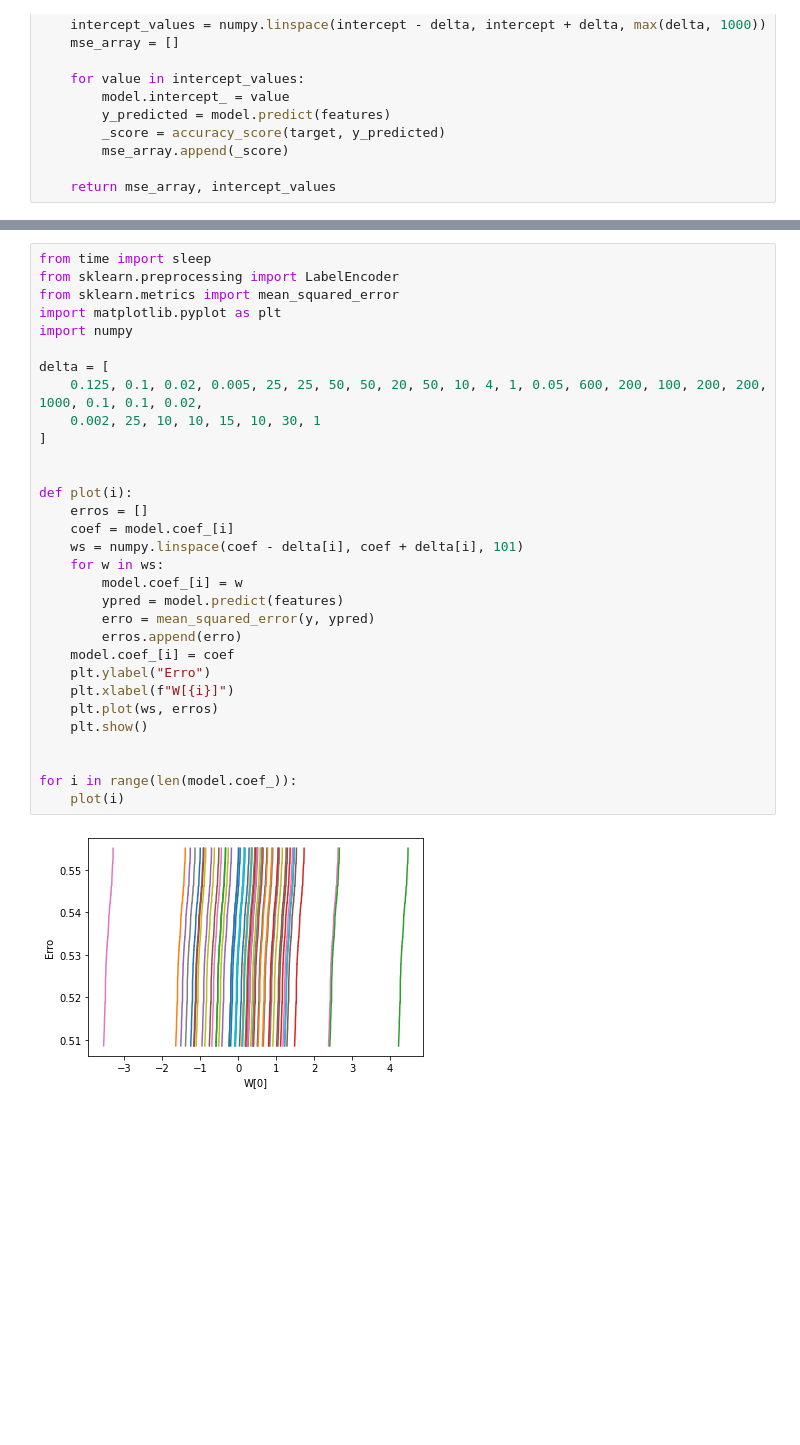
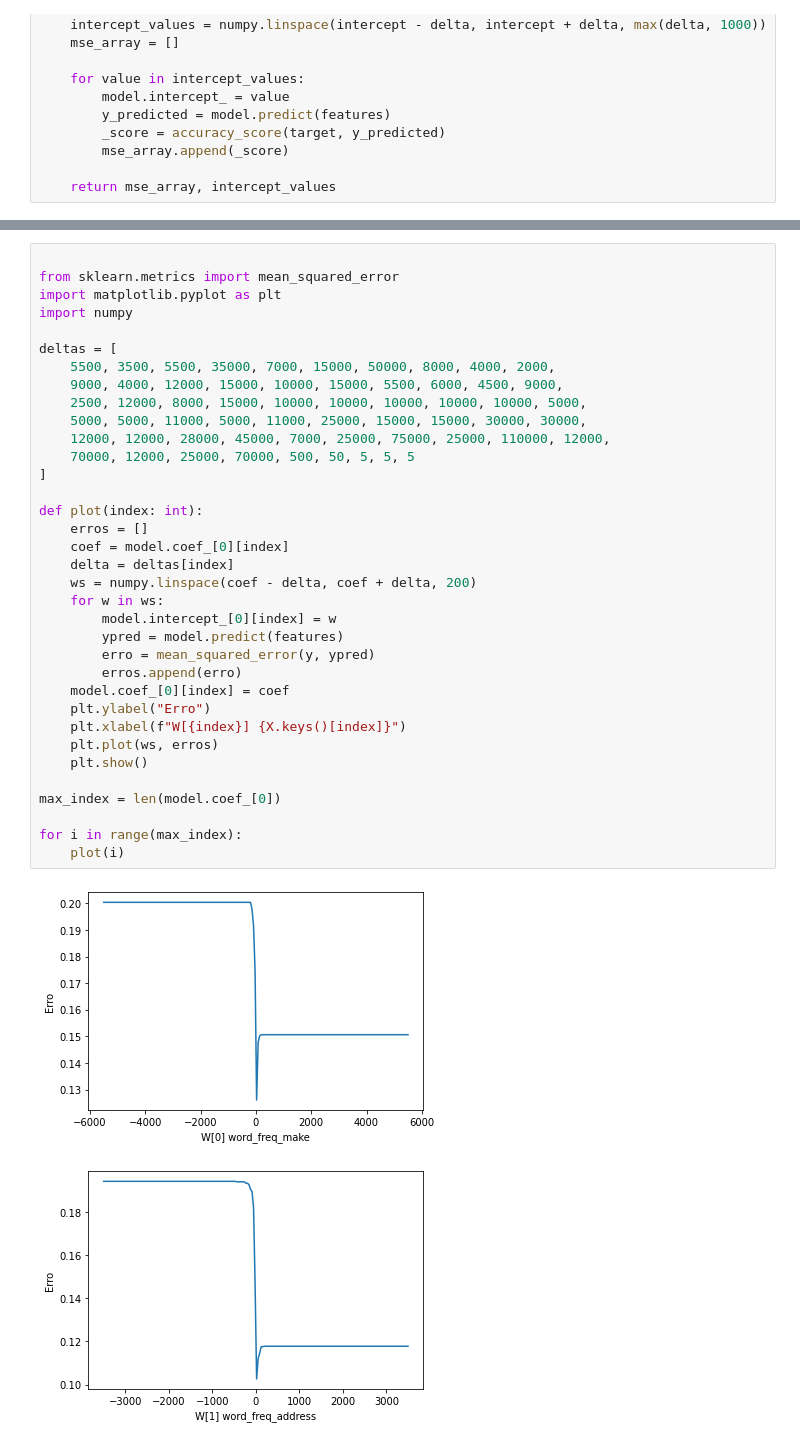
Before and after one commit to IFES-MPCA/reconhecimento_padroes, a Jupyter notebook: notebooks/classificacao.ipynb, the cells around one changed output, grey strips where cells are left out. Cells and saved outputs as stored; diff of their text form; blank space fills up the shorter version.

Commit message:
FEAT: Adicionar plot de variação de coef

```diff
--- a/notebooks/classificacao.ipynb
+++ b/notebooks/classificacao.ipynb
@@ -110,33 +130,38 @@ def calc_error(delta=100) -> Tuple[List[float], List[float]]:
 # %%
-from time import sleep
-from sklearn.preprocessing import LabelEncoder
+
 from sklearn.metrics import mean_squared_error
 import matplotlib.pyplot as plt
 import numpy
 
-delta = [
-    0.125, 0.1, 0.02, 0.005, 25, 25, 50, 50, 20, 50, 10, 4, 1, 0.05, 600, 200, 100, 200, 200, 1000, 0.1, 0.1, 0.02,
-    0.002, 25, 10, 10, 15, 10, 30, 1
+deltas = [
+    5500, 3500, 5500, 35000, 7000, 15000, 50000, 8000, 4000, 2000,
+    9000, 4000, 12000, 15000, 10000, 15000, 5500, 6000, 4500, 9000,
+    2500, 12000, 8000, 15000, 10000, 10000, 10000, 10000, 10000, 5000,
+    5000, 5000, 11000, 5000, 11000, 25000, 15000, 15000, 30000, 30000,
+    12000, 12000, 28000, 45000, 7000, 25000, 75000, 25000, 110000, 12000,
+    70000, 12000, 25000, 70000, 500, 50, 5, 5, 5
 ]
 
-
-def plot(i):
+def plot(index: int):
     erros = []
-    coef = model.coef_[i]
-    ws = numpy.linspace(coef - delta[i], coef + delta[i], 101)
+    coef = model.coef_[0][index]
+    delta = deltas[index]
+    ws = numpy.linspace(coef - delta, coef + delta, 200)
     for w in ws:
-        model.coef_[i] = w
+        model.intercept_[0][index] = w
         ypred = model.predict(features)
         erro = mean_squared_error(y, ypred)
         erros.append(erro)
-    model.coef_[i] = coef
+    model.coef_[0][index] = coef
     plt.ylabel("Erro")
-    plt.xlabel(f"W[{i}]")
+    plt.xlabel(f"W[{index}] {X.keys()[index]}")
     plt.plot(ws, erros)
     plt.show()
 
+max_index = len(model.coef_[0])
 
-for i in range(len(model.coef_)):
+for i in range(max_index):
     plot(i)
 # %% [output]
-[figure, old version]
+[figure, new version]
+[figure, added]
```
Also changed, not shown: parts of 3 cells of this notebook.
